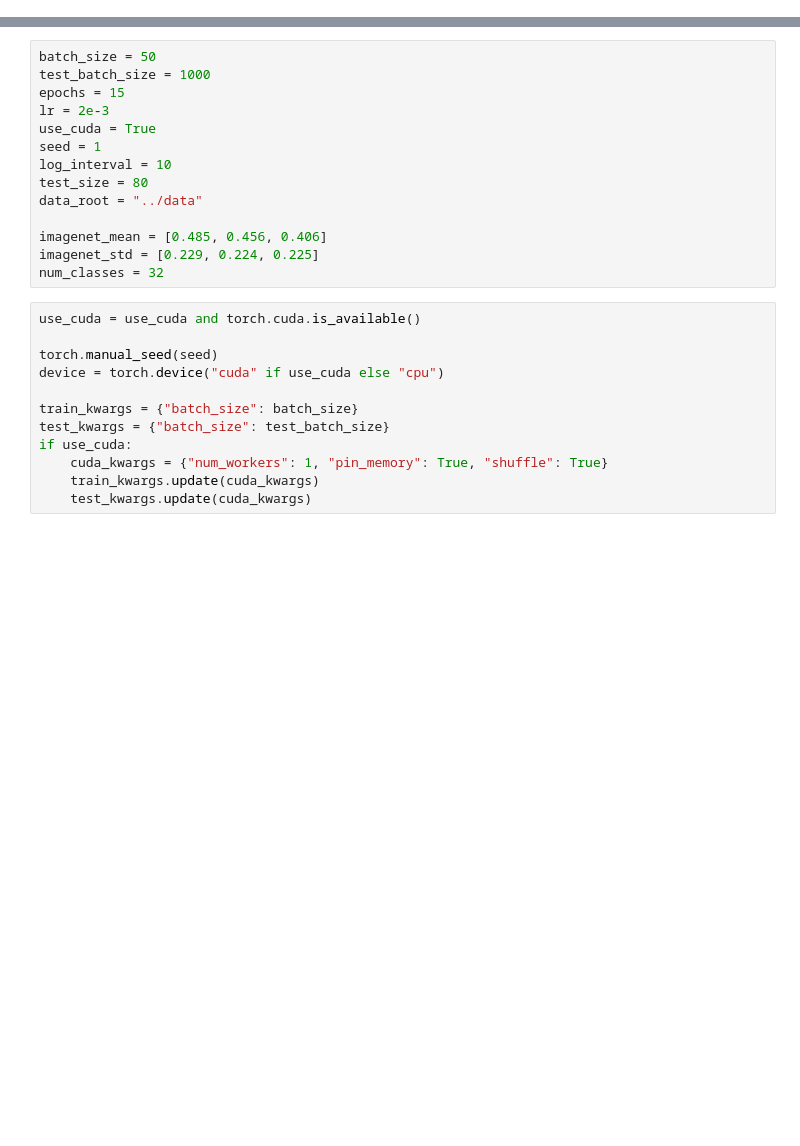
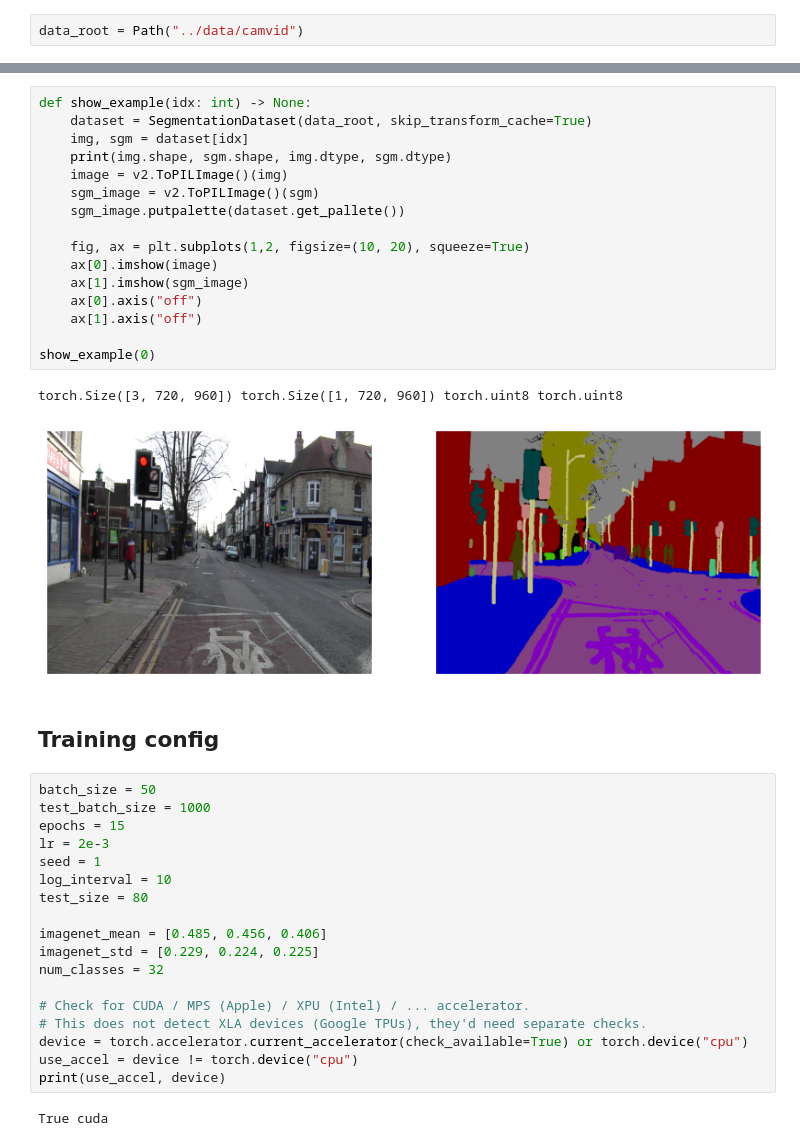
Before and after one commit to mim-ml-teaching/public-dnn-2025-26, a Jupyter notebook: docs/DNN-Lab-7-UNet-in-Pytorch-student-version.ipynb, the cells around one changed output, grey strips where cells are left out. Saved outputs shown, nothing was run; the diff lists cells and outputs as text; blank space fills up the shorter version.

Commit message:
[GHA] Update the test files.

```diff
--- a/docs/DNN-Lab-7-UNet-in-Pytorch-student-version.ipynb
+++ b/docs/DNN-Lab-7-UNet-in-Pytorch-student-version.ipynb
@@ -179,0 +178,2 @@ def test(
+# %%
+data_root = Path("../data/camvid")
@@ -180,26 +321,41 @@ def test(
+# %%
+def show_example(idx: int) -> None:
+    dataset = SegmentationDataset(data_root, skip_transform_cache=True)
+    img, sgm = dataset[idx]
+    print(img.shape, sgm.shape, img.dtype, sgm.dtype)
+    image = v2.ToPILImage()(img)
+    sgm_image = v2.ToPILImage()(sgm)
+    sgm_image.putpalette(dataset.get_pallete())
+
+    fig, ax = plt.subplots(1,2, figsize=(10, 20), squeeze=True)
+    ax[0].imshow(image)
+    ax[1].imshow(sgm_image)
+    ax[0].axis("off")
+    ax[1].axis("off")
+
+show_example(0)
+# %% [output]
+torch.Size([3, 720, 960]) torch.Size([1, 720, 960]) torch.uint8 torch.uint8
+[figure, added]
+# %% [markdown]
+## Training config
 # %%
 batch_size = 50
 test_batch_size = 1000
 epochs = 15
 lr = 2e-3
-use_cuda = True
 seed = 1
 log_interval = 10
 test_size = 80
-data_root = "../data"
 
 imagenet_mean = [0.485, 0.456, 0.406]
 imagenet_std = [0.229, 0.224, 0.225]
 num_classes = 32
+
+# Check for CUDA / MPS (Apple) / XPU (Intel) / ... accelerator.
+# This does not detect XLA devices (Google TPUs), they'd need separate checks.
+device = torch.accelerator.current_accelerator(check_available=True) or torch.device("cpu")
+use_accel = device != torch.device("cpu")
+print(use_accel, device)
+# %% [output]
+True cuda
-# %%
-use_cuda = use_cuda and torch.cuda.is_available()
-
-torch.manual_seed(seed)
-device = torch.device("cuda" if use_cuda else "cpu")
-
-train_kwargs = {"batch_size": batch_size}
-test_kwargs = {"batch_size": test_batch_size}
-if use_cuda:
-    cuda_kwargs = {"num_workers": 1, "pin_memory": True, "shuffle": True}
-    train_kwargs.update(cuda_kwargs)
-    test_kwargs.update(cuda_kwargs)
```
Also changed, not shown: parts of 24 cells of this notebook, 2 other files.
